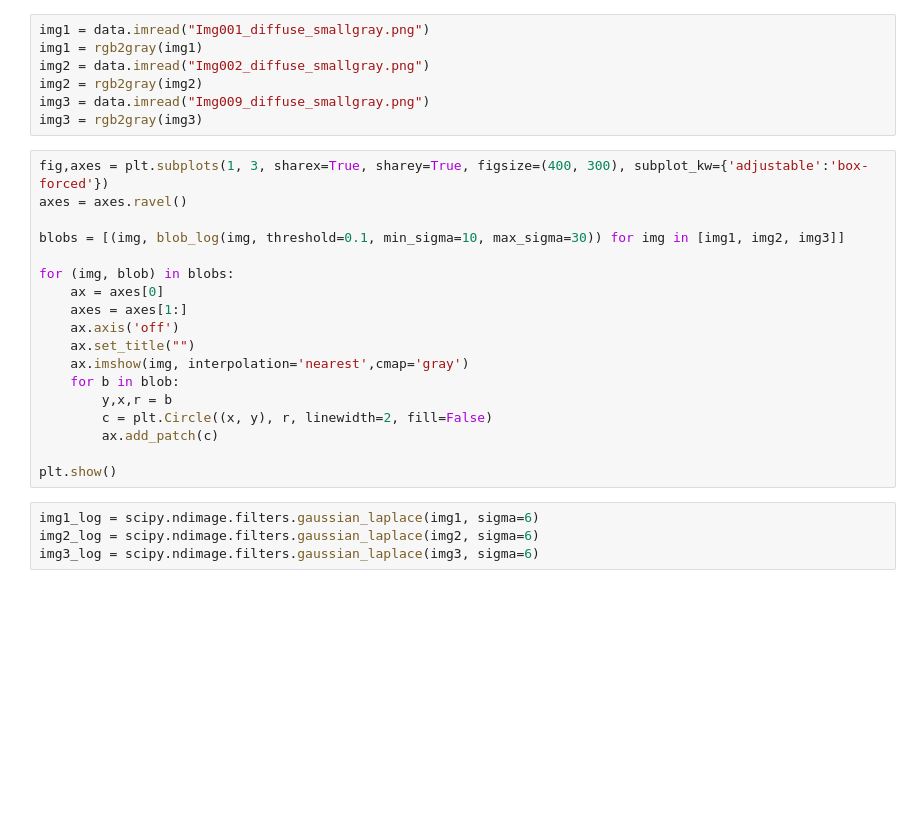
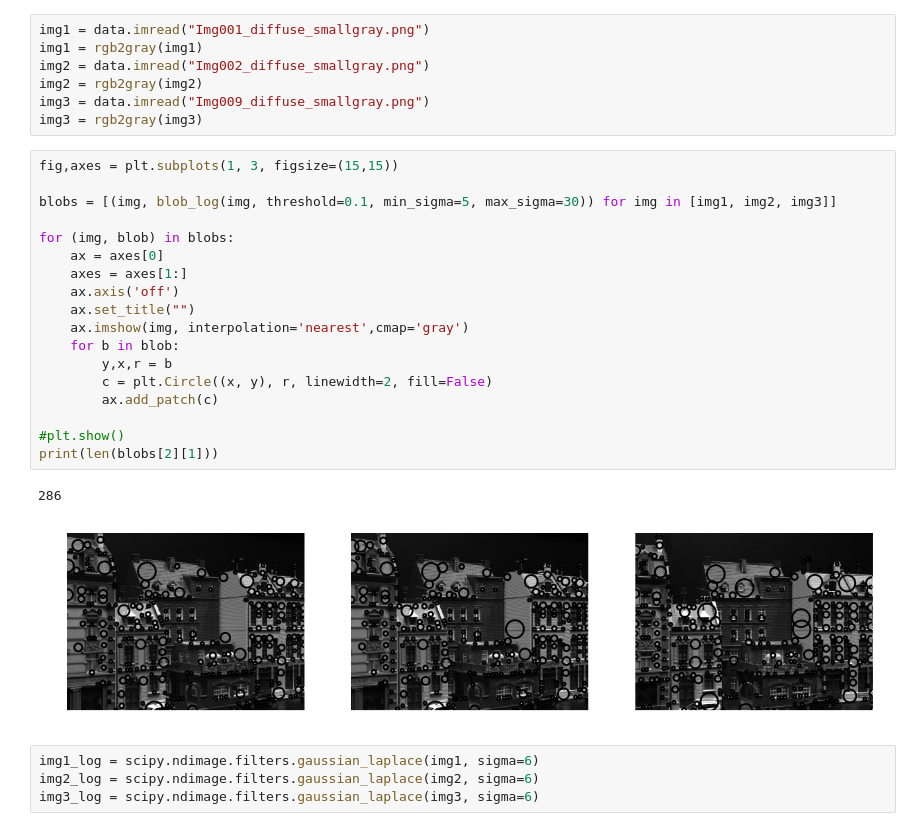
Before and after one commit to Jegp/vip, a Jupyter notebook: assignment2/assignment02.ipynb, the cells around one changed output. Cells and saved outputs as stored; diff of their text form; blank space fills up the shorter version.

```diff
--- a/assignment2/assignment02.ipynb
+++ b/assignment2/assignment02.ipynb
@@ -20,23 +20,26 @@ img2 = rgb2gray(img2)
 img3 = data.imread("Img009_diffuse_smallgray.png")
 img3 = rgb2gray(img3)
 # %%
-fig,axes = plt.subplots(1, 3, sharex=True, sharey=True, figsize=(400, 300), subplot_kw={'adjustable':'box-forced'})
-axes = axes.ravel()
+fig,axes = plt.subplots(1, 3, figsize=(15,15))
 
-blobs = [(img, blob_log(img, threshold=0.1, min_sigma=10, max_sigma=30)) for img in [img1, img2, img3]]
+blobs = [(img, blob_log(img, threshold=0.1, min_sigma=5, max_sigma=30)) for img in [img1, img2, img3]]
 
 for (img, blob) in blobs:
     ax = axes[0]
     axes = axes[1:]
     ax.axis('off')
     ax.set_title("")
     ax.imshow(img, interpolation='nearest',cmap='gray')
     for b in blob:
         y,x,r = b
         c = plt.Circle((x, y), r, linewidth=2, fill=False)
         ax.add_patch(c)
 
-plt.show()
+#plt.show()
+print(len(blobs[2][1]))
+# %% [output]
+286
+[figure, added]
 # %%
 img1_log = scipy.ndimage.filters.gaussian_laplace(img1, sigma=6)
 img2_log = scipy.ndimage.filters.gaussian_laplace(img2, sigma=6)
```
Also changed, not shown: parts of 1 cell of this notebook.
